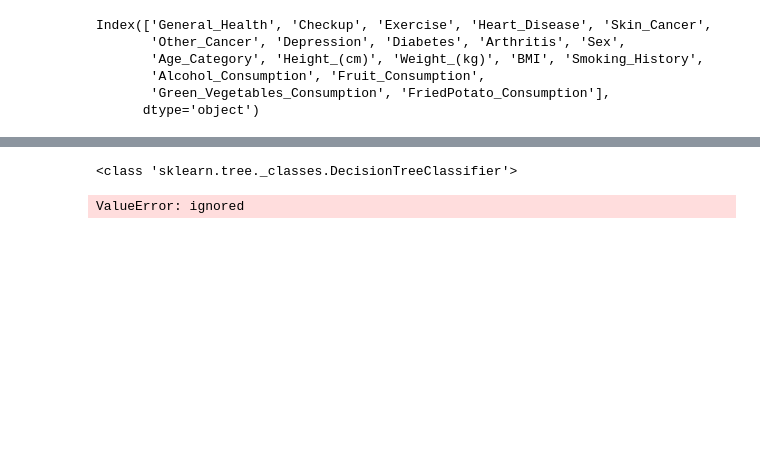
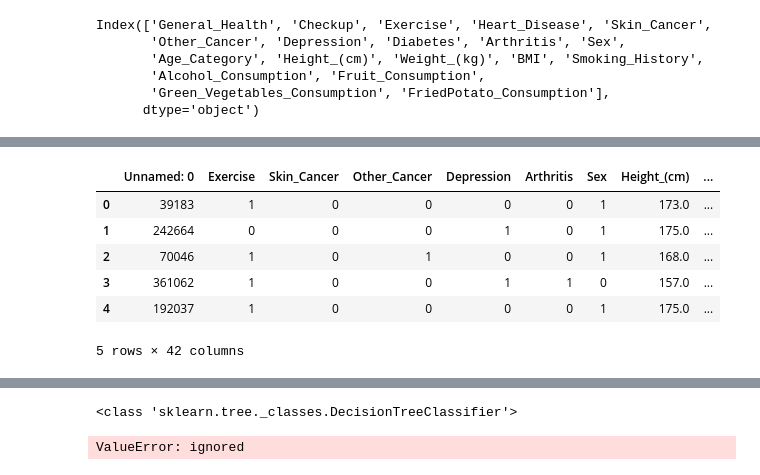
Before and after one commit to OseiasBeu/Cardiovascular-diseases-risk-project, a Jupyter notebook: Pipeline_Cardiovascular_diseases_risk_prediction.ipynb, the cells around one changed output, grey strips where cells are left out. Saved outputs shown, nothing was run; the diff lists cells and outputs as text; code cells hidden in the pictures; blank space fills up the shorter version.

```diff
--- a/Pipeline_Cardiovascular_diseases_risk_prediction.ipynb
+++ b/Pipeline_Cardiovascular_diseases_risk_prediction.ipynb
@@ -144,0 +218,10 @@ df = data.join(one_hot)
+# %%
+pd.read_csv('/content/extracted_data/dataset/X_train_r_cdr.csv',sep=';').head()
+# %% [output]
+|  | Unnamed: 0 | Exercise | Skin_Cancer | Other_Cancer | Depression | Arthritis | Sex | Height_(cm) | ... |
+| 0 | 39183 | 1 | 0 | 0 | 0 | 0 | 1 | 173.0 | ... |
+| 1 | 242664 | 0 | 0 | 0 | 1 | 0 | 1 | 175.0 | ... |
+| 2 | 70046 | 1 | 0 | 1 | 0 | 0 | 1 | 168.0 | ... |
+| 3 | 361062 | 1 | 0 | 0 | 1 | 1 | 0 | 157.0 | ... |
+| 4 | 192037 | 1 | 0 | 0 | 0 | 0 | 1 | 175.0 | ... |
+5 rows × 42 columns
```
Also changed, not shown: parts of 18 cells of this notebook.
